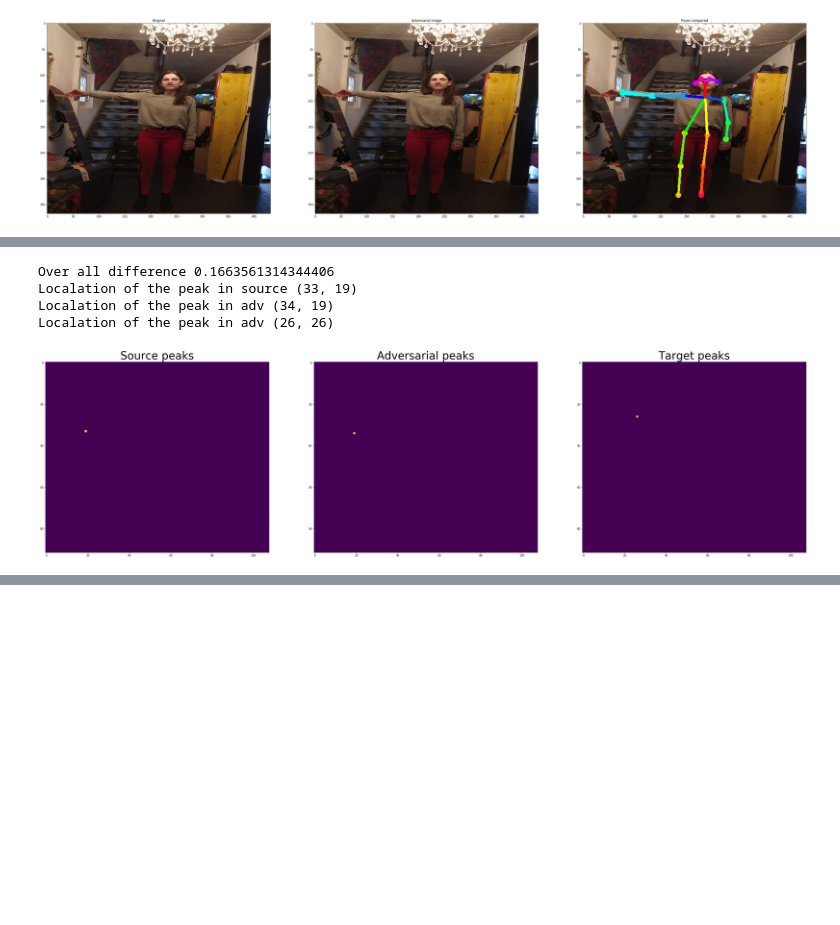
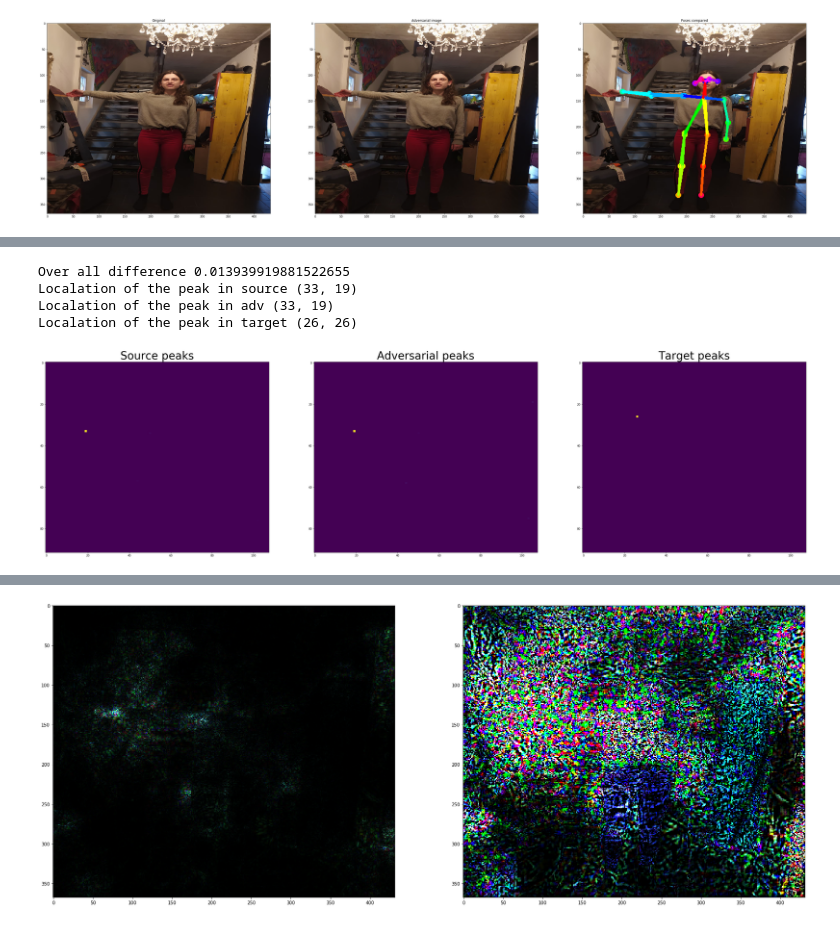
Before and after one commit to alexus37/MasterThesisCode, a Jupyter notebook: experiments/OpenPoseUnderstandLoss.ipynb, the cells around one changed output, grey strips where cells are left out. Saved outputs shown, nothing was run; the diff lists cells and outputs as text; code cells hidden in the pictures; blank space fills up the shorter version.

```diff
--- a/experiments/OpenPoseUnderstandLoss.ipynb
+++ b/experiments/OpenPoseUnderstandLoss.ipynb
@@ -443,10 +478,34 @@ ax.set_title('Target peaks', fontdict = {'fontsize' : 40})
 
 print(f'Localation of the peak in source {np.unravel_index(source_np_peaks[0,: ,:, CocoPart.RWrist.value].argmax(), source_np_peaks[0,: ,:, CocoPart.RWrist.value].shape)}')
 print(f'Localation of the peak in adv {np.unravel_index(adv_np_peaks[0,: ,:, CocoPart.RWrist.value].argmax(), adv_np_peaks[0,: ,:, CocoPart.RWrist.value].shape)}')
-print(f'Localation of the peak in adv {np.unravel_index(target_np_peaks[0,: ,:, CocoPart.RWrist.value].argmax(), target_np_peaks[0,: ,:, CocoPart.RWrist.value].shape)}')
+print(f'Localation of the peak in target {np.unravel_index(target_np_peaks[0,: ,:, CocoPart.RWrist.value].argmax(), target_np_peaks[0,: ,:, CocoPart.RWrist.value].shape)}')
 # %% [output]
-Over all difference 0.1663561314344406
+Over all difference 0.013939919881522655
 Localation of the peak in source (33, 19)
-Localation of the peak in adv (34, 19)
-Localation of the peak in adv (26, 26)
+Localation of the peak in adv (33, 19)
+Localation of the peak in target (26, 26)
 [figure]
+# %%
+with DeepExplain(session=e_source.persistent_sess, graph=e_source.graph) as de:
+
+        input_tensor = e_source.tensor_image
+        output_tensor = e_source.tensor_heatMat[:, :, :, CocoPart.RWrist.value]
+        xs = tf.expand_dims(image_source, 0).eval(session=e_source.persistent_sess)
+        xs = xs.astype('float64')
+
+        Y_shape=[None] + [1, 46, 54] # size of heatmaps
+
+        #ys = np.expand_dims(np.expand_dims(current_stats["mask"], axis=0), axis=0)
+
+        baseline = np.zeros(list(xs.shape)[1:]) # baseline to compare against
+        saliency = de.explain('saliency', T=output_tensor, X=input_tensor, xs=xs, Y_shape=Y_shape)
+        gradInput = de.explain('grad*input', T=output_tensor, X=input_tensor, xs=xs,  Y_shape=Y_shape)
+# %%
+SCALE = 1000
+fig = plt.figure(figsize=(30, 30))
+ax = fig.add_subplot(1, 2, 1)
+ax.imshow(saliency[0] * SCALE)
+
+ax = fig.add_subplot(1, 2, 2)
+heat_image = ax.imshow(gradInput[0] * SCALE, cmap='hot')
+# %% [output]
@@ -452,0 +514 @@ Localation of the peak in adv (26, 26)
+[figure, added]
```
Also changed, not shown: parts of 8 cells of this notebook.
